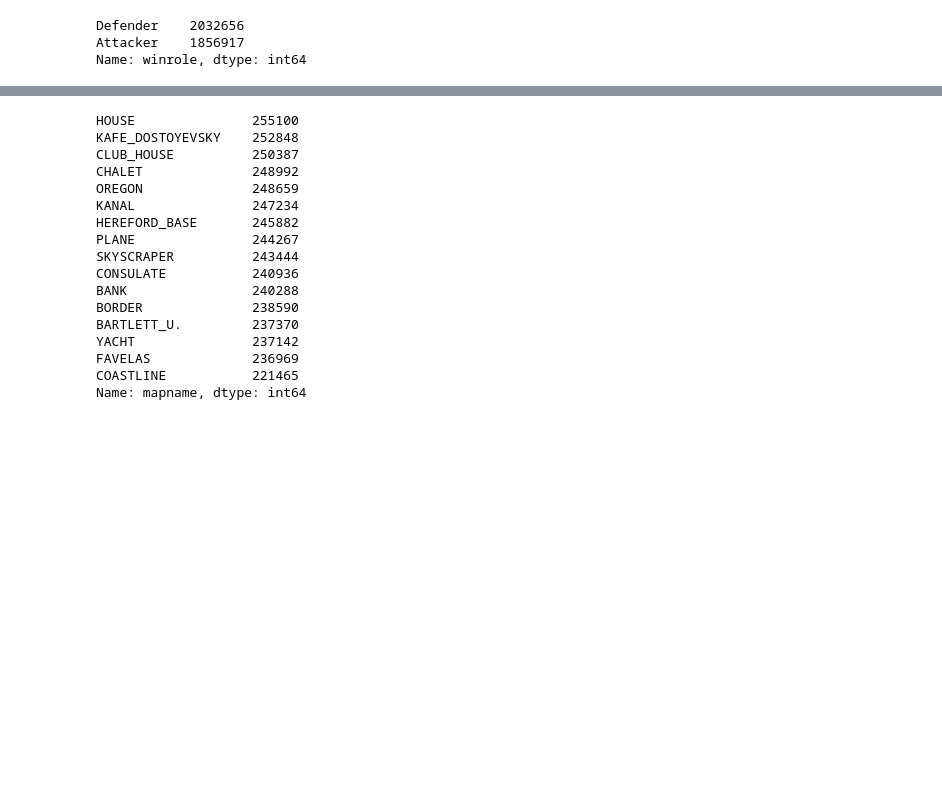
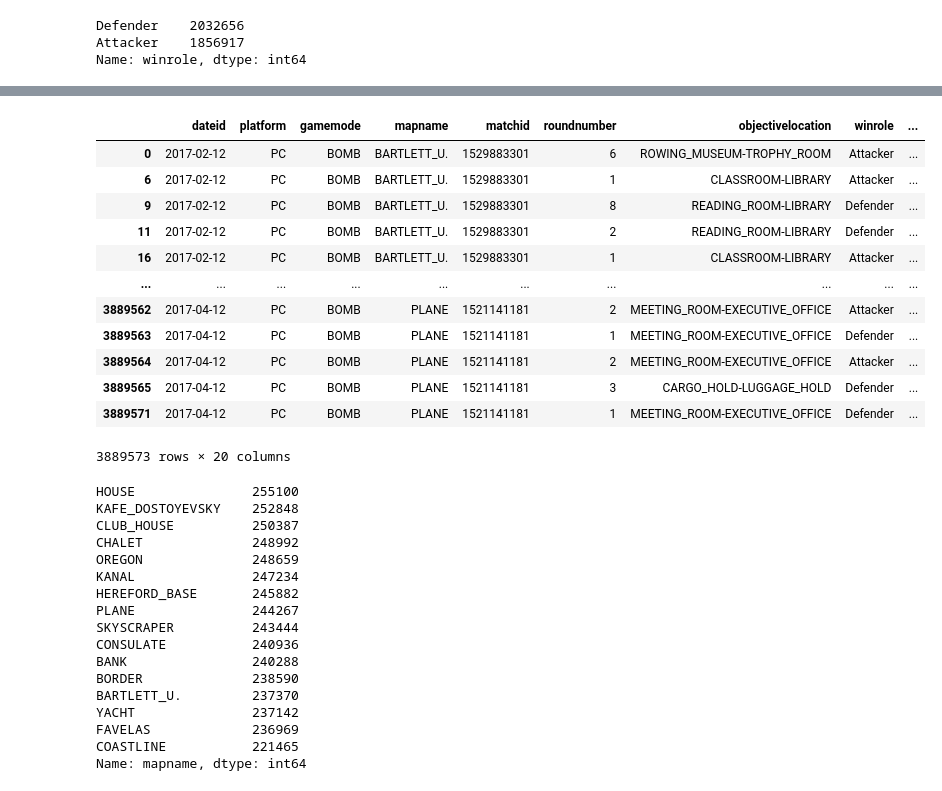
Before and after one commit to itsmartinhi/R6Siege-Match-Outcome-Analysis-and-Prediction, a Jupyter notebook: data-exploration.ipynb, the cells around one changed output, grey strips where cells are left out. Cells and saved outputs as stored; diff of their text form; code cells hidden in the pictures; blank space fills up the shorter version.

```diff
--- a/data-exploration.ipynb
+++ b/data-exploration.ipynb
@@ -80,3 +113,27 @@ Name: winrole, dtype: int64
+# %%
+frames = []
+for index, tbl in df.groupby(["role"]):
+    tbl["win_counts"] = tbl["winrole"].value_counts()
+    tbl["count"] = tbl["winrole"].count()
+    # tbl["winrate"]
+    frames.append(tbl)
+
+df_role_winrates = pd.concat(frames)
+df_role_winrates
+# %% [output]
+|  | dateid | platform | gamemode | mapname | matchid | roundnumber | objectivelocation | winrole | ... |
+| 0 | 2017-02-12 | PC | BOMB | BARTLETT_U. | 1529883301 | 6 | ROWING_MUSEUM-TROPHY_ROOM | Attacker | ... |
+| 6 | 2017-02-12 | PC | BOMB | BARTLETT_U. | 1529883301 | 1 | CLASSROOM-LIBRARY | Attacker | ... |
+| 9 | 2017-02-12 | PC | BOMB | BARTLETT_U. | 1529883301 | 8 | READING_ROOM-LIBRARY | Defender | ... |
+| 11 | 2017-02-12 | PC | BOMB | BARTLETT_U. | 1529883301 | 2 | READING_ROOM-LIBRARY | Defender | ... |
+| 16 | 2017-02-12 | PC | BOMB | BARTLETT_U. | 1529883301 | 1 | CLASSROOM-LIBRARY | Attacker | ... |
+| ... | ... | ... | ... | ... | ... | ... | ... | ... | ... |
+| 3889562 | 2017-04-12 | PC | BOMB | PLANE | 1521141181 | 2 | MEETING_ROOM-EXECUTIVE_OFFICE | Attacker | ... |
+| 3889563 | 2017-04-12 | PC | BOMB | PLANE | 1521141181 | 1 | MEETING_ROOM-EXECUTIVE_OFFICE | Defender | ... |
+| 3889564 | 2017-04-12 | PC | BOMB | PLANE | 1521141181 | 2 | MEETING_ROOM-EXECUTIVE_OFFICE | Attacker | ... |
+| 3889565 | 2017-04-12 | PC | BOMB | PLANE | 1521141181 | 3 | CARGO_HOLD-LUGGAGE_HOLD | Defender | ... |
+| 3889571 | 2017-04-12 | PC | BOMB | PLANE | 1521141181 | 1 | MEETING_ROOM-EXECUTIVE_OFFICE | Defender | ... |
+3889573 rows × 20 columns
 # %%
 df["mapname"].value_counts()
 # %% [output]
```
Also changed, not shown: parts of 5 cells of this notebook, 2 other files.
